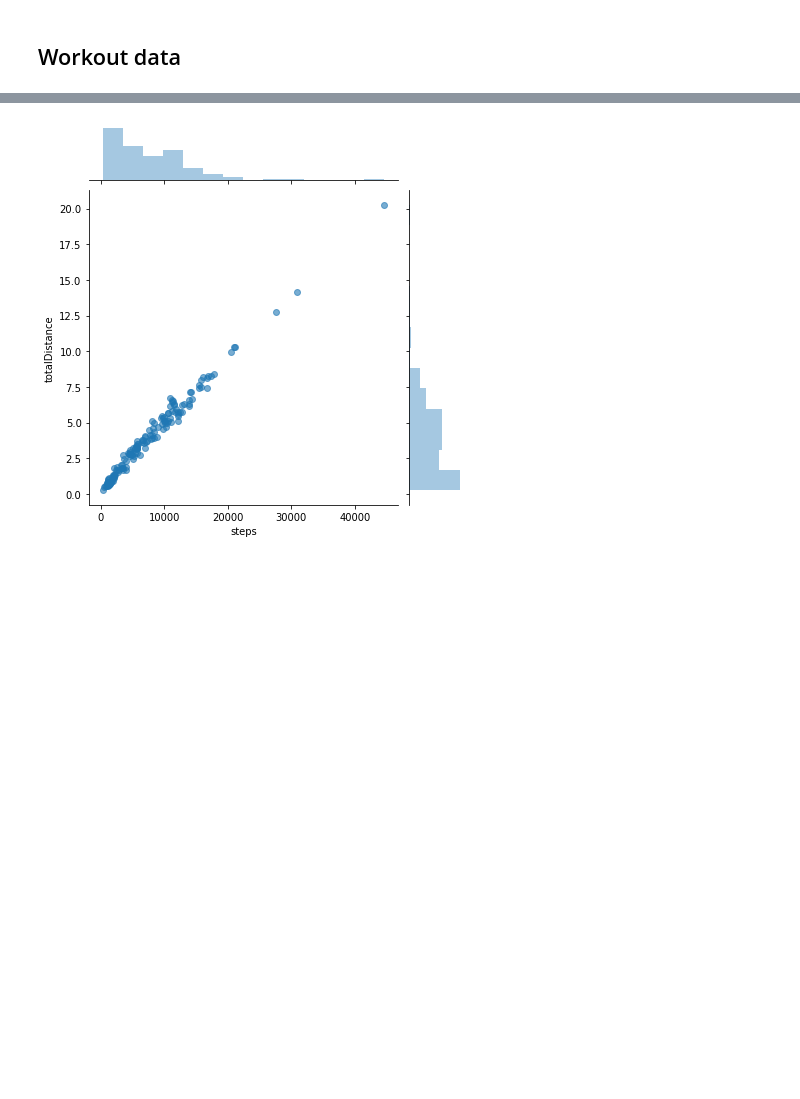
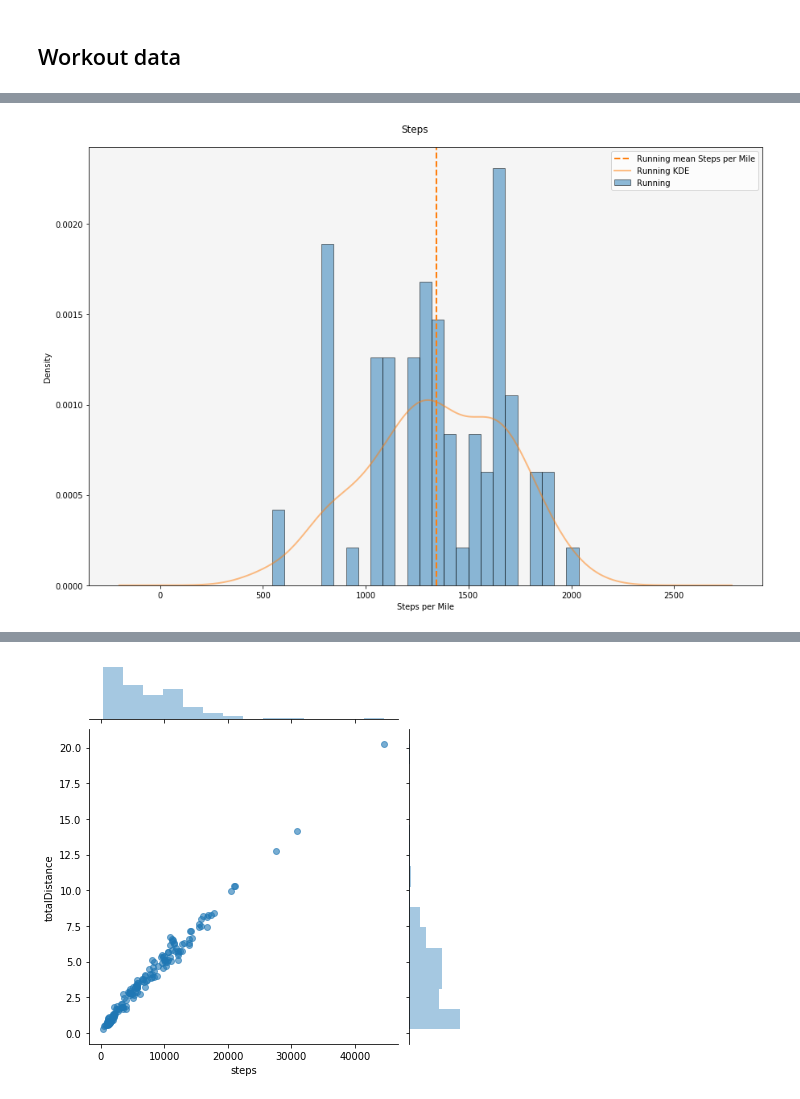
Before and after one commit to gregmames/HealthTracking, a Jupyter notebook: apple_health_data_processor.ipynb, the cells around one changed output, grey strips where cells are left out. Saved outputs shown, nothing was run; the diff lists cells and outputs as text; code cells hidden in the pictures; blank space fills up the shorter version.

```diff
--- a/apple_health_data_processor.ipynb
+++ b/apple_health_data_processor.ipynb
@@ -744,3 +739,24 @@ plt.show()
+# %%
+#Specify distribution parameters
+bn = 25
+
+#plot histogram of steps
+plt.figure(figsize=[15,10])
+ax = plt.gca()
+ax.set_facecolor('whitesmoke')
+plt.suptitle('Steps', fontsize=12, y=.92)
+n, bins, patches = plt.hist(Workout2[Workout2.workoutActivityType=='Running'].Steps_perMile, bn, density=True, alpha =0.5, label='Running', edgecolor='black')
+
+ax.axvline(Workout2[Workout2.workoutActivityType=='Running'].Steps_perMile.mean(),\
+           linewidth=2, color='tab:orange', linestyle='dashed',label="Running mean Steps per Mile")
+
+Workout2[Workout2.workoutActivityType=='Running'].Steps_perMile.plot.kde(c='tab:orange', alpha = 0.5, linewidth=2, label = 'Running KDE')
+
+plt.xlabel('Steps per Mile')
+plt.legend(loc=1)
+plt.show()
+# %% [output]
+[figure, added]
 # %%
 # Fit regression model for walking
 x1 = Workout2[Workout2.workoutActivityType=='Walking'].steps.values.reshape((-1, 1))
```
Also changed, not shown: parts of 22 cells of this notebook.
